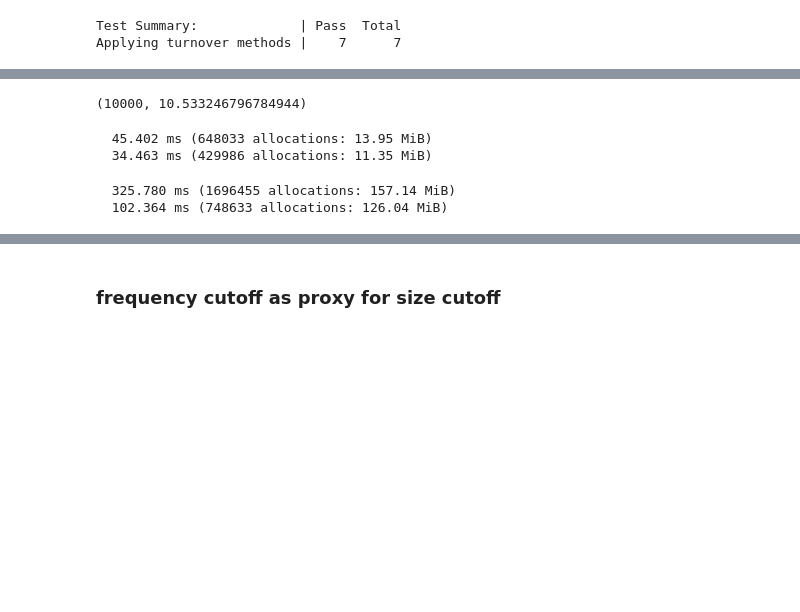
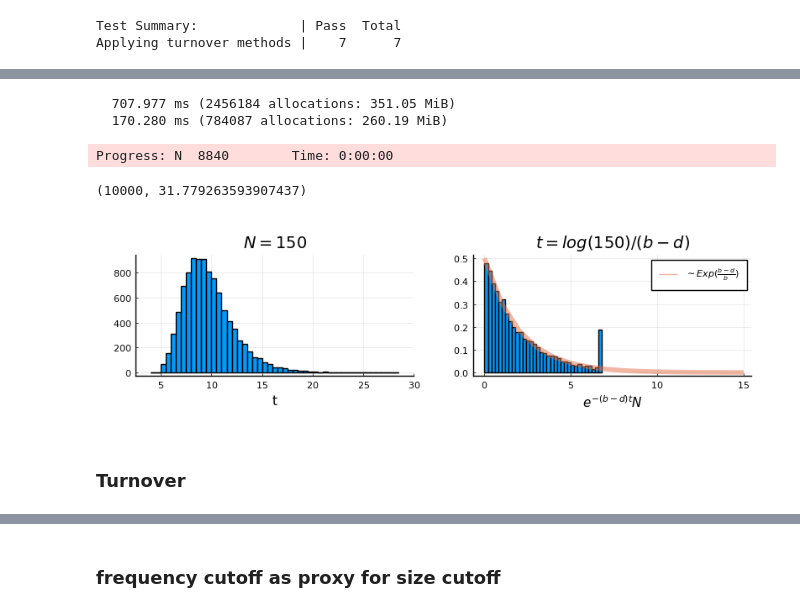
Before and after one commit to aangaji/Turnover, a Jupyter notebook: clone_turnover.ipynb, the cells around one changed output, grey strips where cells are left out. Saved outputs shown, nothing was run; the diff lists cells and outputs as text; code cells hidden in the pictures; blank space fills up the shorter version.

```diff
--- a/clone_turnover.ipynb
+++ b/clone_turnover.ipynb
@@ -23,22 +37,16 @@ Applying turnover methods |    7      7
+# %%
+using BenchmarkTools
+b, d, μ = 1., 0.8, 0.1
+@btime neutral_growth($5000; b =$b, d = $d, μ = $μ, return_obs=$true, showprogress=false)
+@btime neutral_growth($5000; b =$b, d = $d, μ = $μ, return_obs=$false, showprogress=false);
+# %% [output]
+  707.977 ms (2456184 allocations: 351.05 MiB)
+  170.280 ms (784087 allocations: 260.19 MiB)
 # %%
-b, d, μ = 1., 0.2, 0.1
-tumor, obs, N, t = neutral_growth(5000; b = b, d = d, μ = μ, return_obs=true);
-tumor, obs, N, t = neutral_growth!(tumor, obs, 10000; Nthresh=5000, b = b, d = d, μ = μ, t=t);
+b, d, μ = 1., 0.8, 0.1
+tumor, obs, N, t = neutral_growth(5000; b = b, d = d, μ = μ, return_obs=true)
+tumor, obs, N, t = neutral_growth!(tumor, obs, 10000; Nthresh=5000, b = b, d = d, μ = μ, t=t)
 N, t
 # %% [output]
-(10000, 10.533246796784944)
+Progress: N  8840        Time: 0:00:00
+(10000, 31.779263593907437)
-# %%
-using BenchmarkTools
-@btime orphaned_red(DataFrame($tumor));
-@btime orphaned_red_treeless(filter!(h->!iszero(h.n), DataFrame($tumor)));
-# %% [output]
-  45.402 ms (648033 allocations: 13.95 MiB)
-  34.463 ms (429986 allocations: 11.35 MiB)
-# %%
-using BenchmarkTools
-b, d, μ = 1., 0.8, 0.1
-@btime neutral_growth($5000; b =$b, d = $d, μ = $μ, return_obs=$true, showprogress=false);
-@btime neutral_growth($5000; b =$b, d = $d, μ = $μ, return_obs=$false, showprogress=false);
-# %% [output]
-  325.780 ms (1696455 allocations: 157.14 MiB)
-  102.364 ms (748633 allocations: 126.04 MiB)
@@ -44,0 +55,14 @@ b, d, μ = 1., 0.8, 0.1
+# %%
+b, d, μ = 1., 0.5, 0.1
+p = plot(layout=(1,2), size=(800,250), margin=5Plots.mm)
+times = [ neutral_growth(150; b = b, d = d, μ = μ, return_obs=false)[:t] for _=1:10000 ]
+histogram!(p[1], times, xlab=:t, lab="", title=L"N=150")
+
+T = log(150)/(b-d)
+sizes = [ neutral_growth(1000, T; b = b, d = d, μ = μ, return_obs=false)[:N] for _=1:10000 ]
+histogram!(p[2], sizes / exp((b-d)*T), lab="", xlab=L"e^{-(b-d)t}N", normalize=true, title=L"t=log(150)/(b-d)")
+plot!(p[2], 0:15, n-> (b-d)/b * exp( -(b-d)/b * n), lab=L"\sim Exp( \frac{b-d}{b})", lw=4., alpha=0.5)
+# %% [output]
+[figure, added]
+# %% [markdown]
+### Turnover
```
Also changed, not shown: parts of 131 cells of this notebook, 37 other files.
